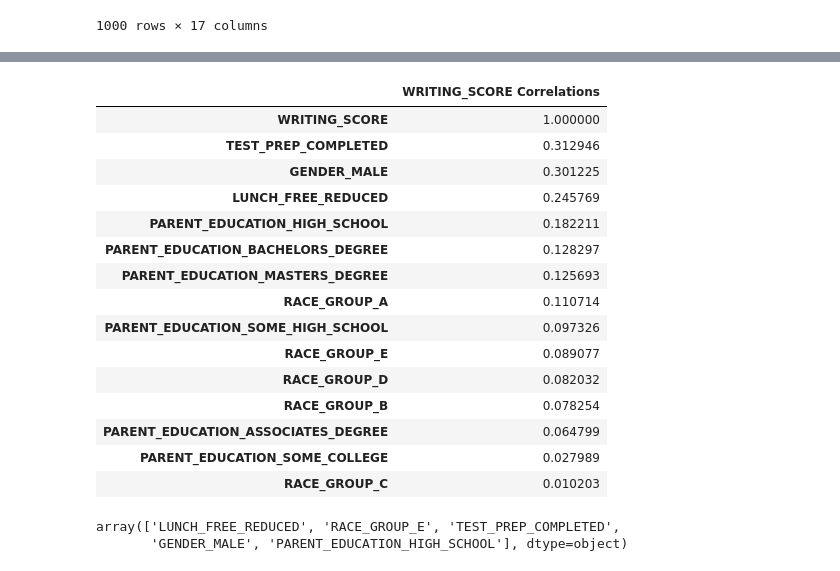
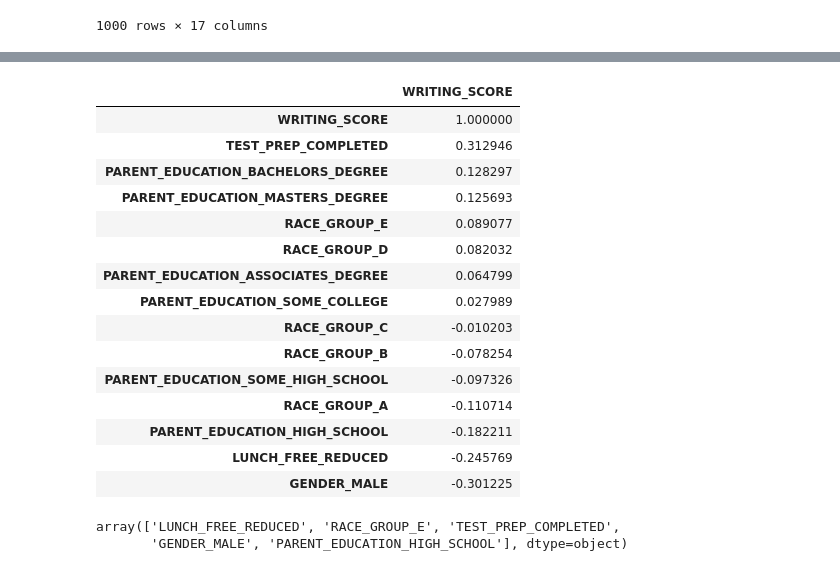
Before and after one commit to Tommy-McDonagh/examResults, a Jupyter notebook: inference.ipynb, the cells around one changed output, grey strips where cells are left out. Drawn from its saved outputs; the diff is of its cells as text; code cells hidden in the pictures.

```diff
--- a/inference.ipynb
+++ b/inference.ipynb
@@ -71,7 +97,11 @@ encoded_df
 import seaborn as sns
 import matplotlib.pyplot as plt
 
-def plot_correlation_matrix(df, target_col):
+def abs_correlation_matrix(df, target_col):
     corr = df.corr()[target_col].abs().sort_values(by=target_col, ascending=False)
     return corr
+
+def correlation_matrix(df, target_col):
+    corr = df.corr()[target_col].sort_values(by=target_col, ascending=False)
+    return corr
 # %%
@@ -121,25 +151,25 @@ reading_corr
 # %%
-writing_corr = plot_correlation_matrix(encoded_df.drop(columns=['READING_SCORE', 'MATH_SCORE']), ['WRITING_SCORE'])
+writing_corr = abs_correlation_matrix(encoded_df.drop(columns=['READING_SCORE', 'MATH_SCORE']), ['WRITING_SCORE'])
 writing_corr.rename(columns={'WRITING_SCORE':'WRITING_SCORE Correlations'}, inplace=True)
 writing_corr_10 = writing_corr[1:8]
-writing_corr
+correlation_matrix(encoded_df.drop(columns=['READING_SCORE', 'MATH_SCORE']), ['WRITING_SCORE'])
 # %% [output]
-|  | WRITING_SCORE Correlations |
+|  | WRITING_SCORE |
 | WRITING_SCORE | 1.000000 |
 | TEST_PREP_COMPLETED | 0.312946 |
-| GENDER_MALE | 0.301225 |
-| LUNCH_FREE_REDUCED | 0.245769 |
-| PARENT_EDUCATION_HIGH_SCHOOL | 0.182211 |
 | PARENT_EDUCATION_BACHELORS_DEGREE | 0.128297 |
 | PARENT_EDUCATION_MASTERS_DEGREE | 0.125693 |
-| RACE_GROUP_A | 0.110714 |
-| PARENT_EDUCATION_SOME_HIGH_SCHOOL | 0.097326 |
 | RACE_GROUP_E | 0.089077 |
 | RACE_GROUP_D | 0.082032 |
-| RACE_GROUP_B | 0.078254 |
 | PARENT_EDUCATION_ASSOCIATES_DEGREE | 0.064799 |
 | PARENT_EDUCATION_SOME_COLLEGE | 0.027989 |
-| RACE_GROUP_C | 0.010203 |
+| RACE_GROUP_C | -0.010203 |
+| RACE_GROUP_B | -0.078254 |
+| PARENT_EDUCATION_SOME_HIGH_SCHOOL | -0.097326 |
+| RACE_GROUP_A | -0.110714 |
+| PARENT_EDUCATION_HIGH_SCHOOL | -0.182211 |
+| LUNCH_FREE_REDUCED | -0.245769 |
+| GENDER_MALE | -0.301225 |
 # %%
 math_corr_10.index.values
 # %% [output]
```
Also changed, not shown: parts of 5 cells of this notebook.
